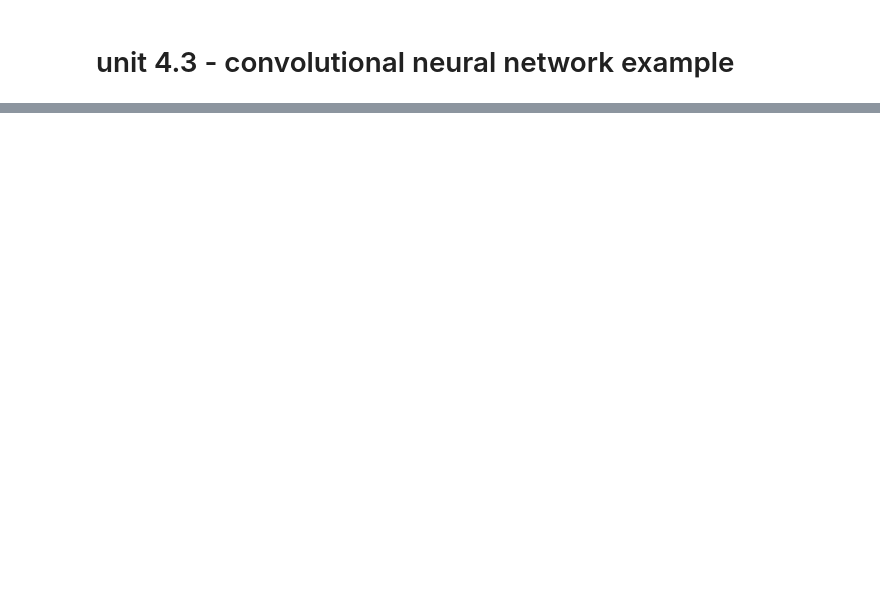
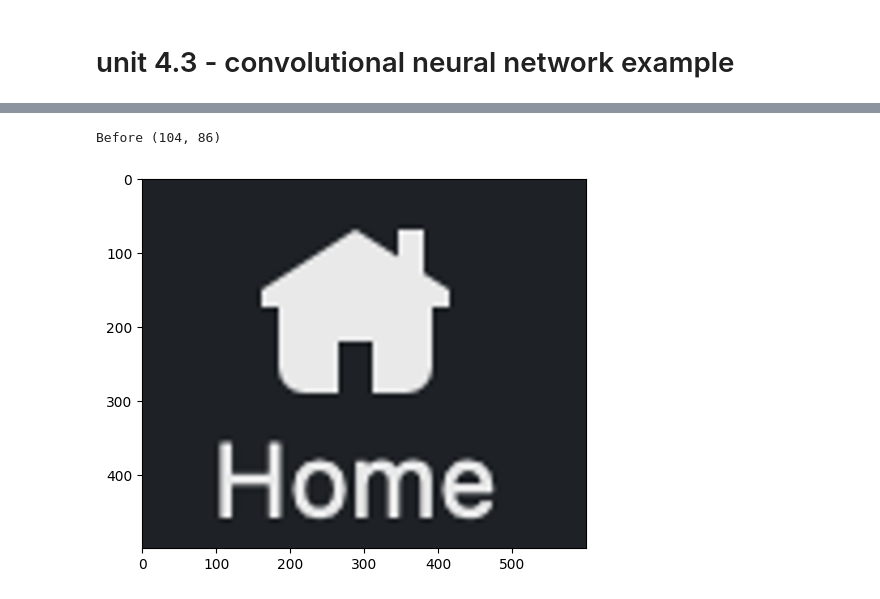
Before and after one commit to culurciello/deep-learning-course-source, a Jupyter notebook: source/lectures/43-conv-size-your-data.ipynb, the cells around one changed output, grey strips where cells are left out. Cells and saved outputs as stored; diff of their text form; code cells hidden in the pictures; blank space fills up the shorter version.

```diff
--- a/source/lectures/43-conv-size-your-data.ipynb
+++ b/source/lectures/43-conv-size-your-data.ipynb
@@ -153,15 +176,18 @@ print('After:', images.shape)
 # %%
 # using PIL module
 from PIL import Image
 import matplotlib.pyplot as plt
 
 # Opens a image:
-im = Image.open(r"home.png")
+im = Image.open(r"images/home.png")
 width, height = im.size
 print("Before", im.size)
 
 newsize = (600, 500)
-im1 = im1.resize(newsize)
+im = im.resize(newsize)
 # plt.imshow(im)
-plt.imshow(im1)
+plt.imshow(im)
 plt.show()
+# %% [output]
+Before (104, 86)
+[figure, added]
```
Also changed, not shown: parts of 4 cells of this notebook, 1 other file.
